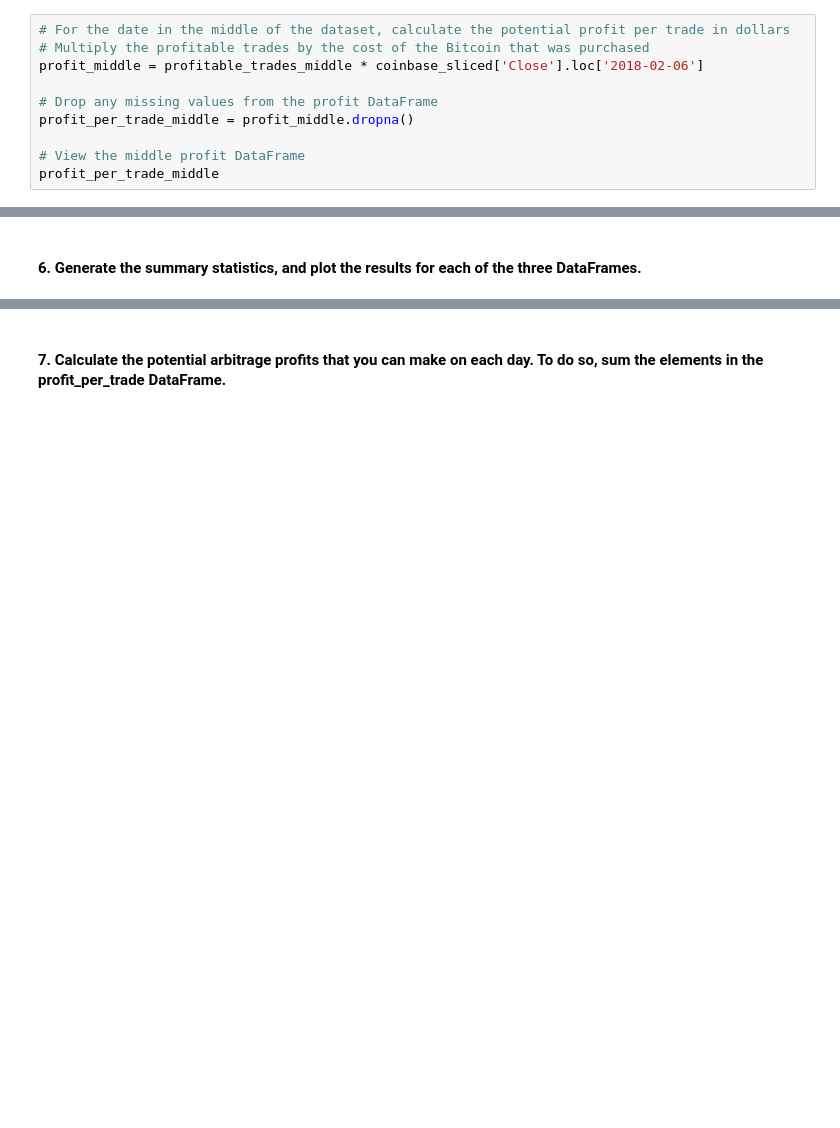
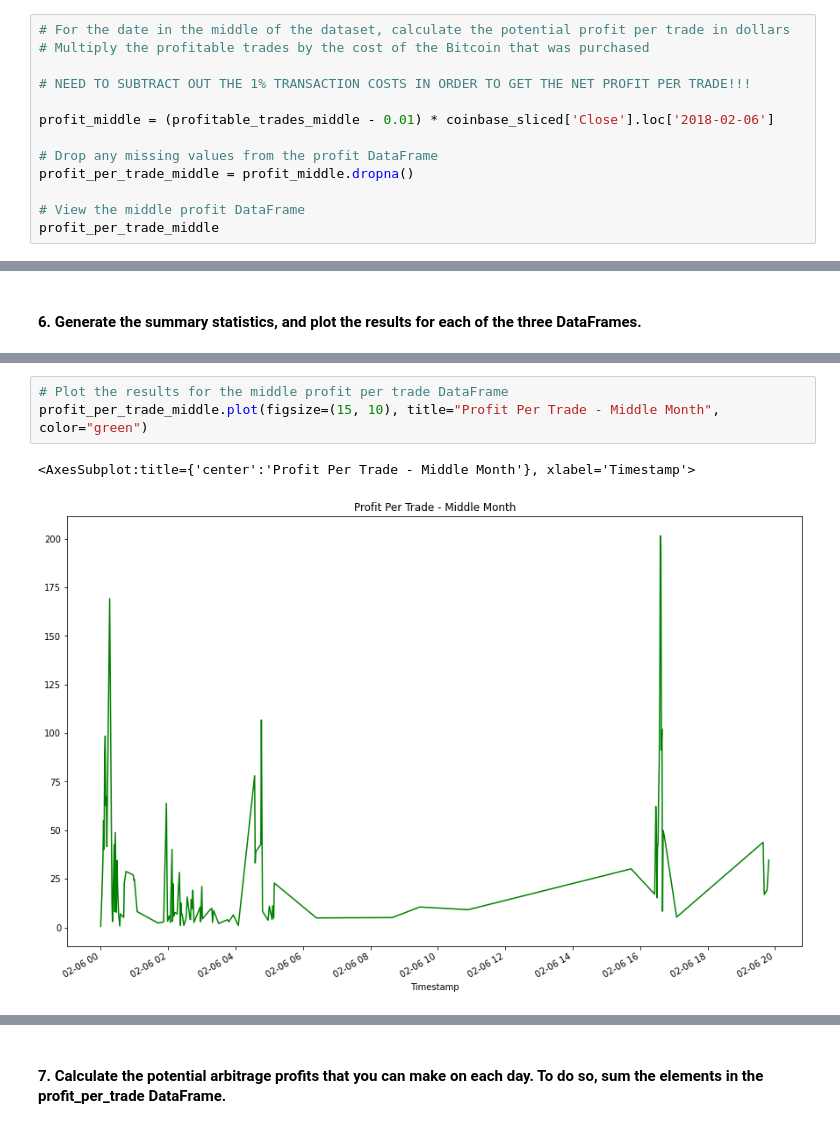
Before and after one commit to jasonbucks/Module_3, a Jupyter notebook: crypto_arbitrage.ipynb, the cells around one changed output, grey strips where cells are left out. Drawn from its saved outputs; the diff is of its cells as text; blank space fills up the shorter version.

```diff
--- a/crypto_arbitrage.ipynb
+++ b/crypto_arbitrage.ipynb
@@ -740,7 +743,10 @@ Name: Close, Length: 1378, dtype: float64
 # %%
 # For the date in the middle of the dataset, calculate the potential profit per trade in dollars
 # Multiply the profitable trades by the cost of the Bitcoin that was purchased
-profit_middle = profitable_trades_middle * coinbase_sliced['Close'].loc['2018-02-06']
+
+# NEED TO SUBTRACT OUT THE 1% TRANSACTION COSTS IN ORDER TO GET THE NET PROFIT PER TRADE!!!
+
+profit_middle = (profitable_trades_middle - 0.01) * coinbase_sliced['Close'].loc['2018-02-06']
 
 # Drop any missing values from the profit DataFrame
 profit_per_trade_middle = profit_middle.dropna()
@@ -822,0 +835,6 @@ Name: Close, dtype: float64
+# %%
+# Plot the results for the middle profit per trade DataFrame
+profit_per_trade_middle.plot(figsize=(15, 10), title="Profit Per Trade - Middle Month", color="green")
+# %% [output]
+<AxesSubplot:title={'center':'Profit Per Trade - Middle Month'}, xlabel='Timestamp'>
+[figure, added]
```
Also changed, not shown: parts of 19 cells of this notebook.
